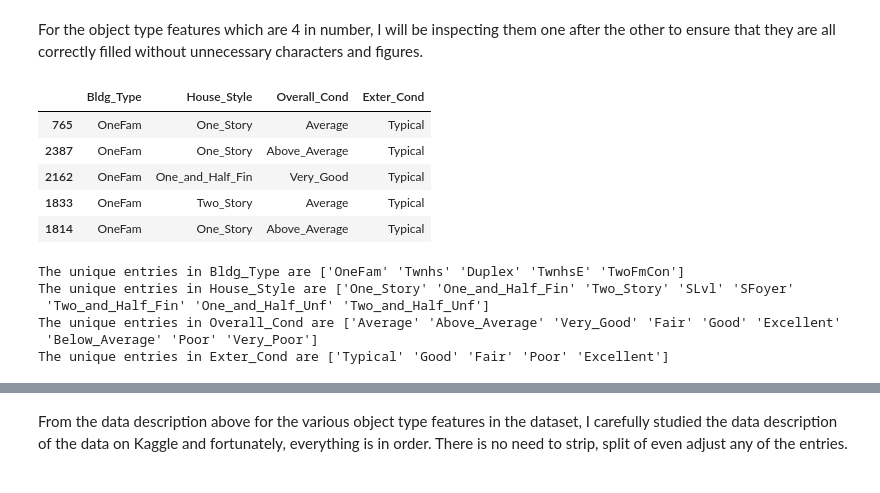
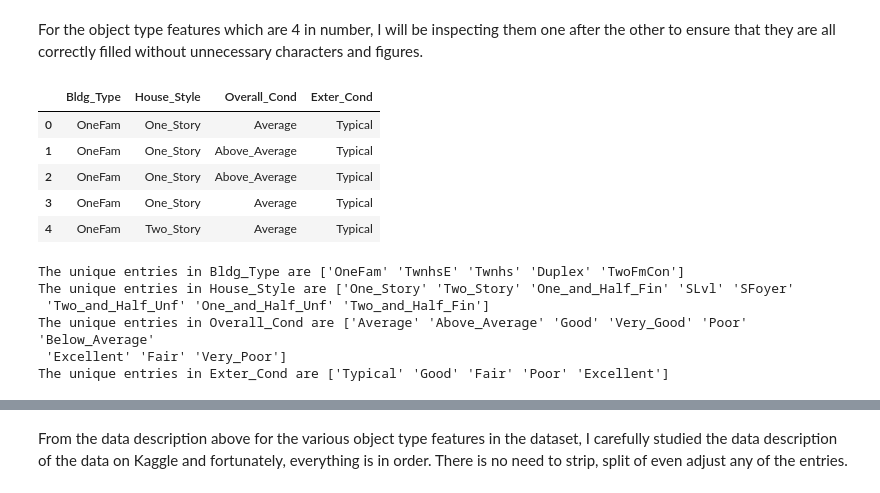
Before and after one commit to Sunday-Oladokun/Predictive-Modelling-Of-House-Prices-Using-Regression-Models, a Jupyter notebook: House Prices Prediction.ipynb, the cells around one changed output, grey strips where cells are left out. Drawn from its saved outputs; the diff is of its cells as text; code cells hidden in the pictures.

```diff
--- a/House Prices Prediction.ipynb
+++ b/House Prices Prediction.ipynb
@@ -265,26 +259,26 @@ Numerical features: ['Lot_Frontage', 'Lot_Area', 'Year_Built', 'Total_Bsmt_SF',
 For the object type features which are 4 in number, I will be inspecting them one after the other to ensure that they are all correctly filled without unnecessary characters and figures.
 # %%
 # Subset the object type features for inspection
-object_data_df = train_df[categorical_features]
+object_data_df = df[categorical_features]
 object_data_df.head()
 # %% [output]
 |  | Bldg_Type | House_Style | Overall_Cond | Exter_Cond |
-| 765 | OneFam | One_Story | Average | Typical |
-| 2387 | OneFam | One_Story | Above_Average | Typical |
-| 2162 | OneFam | One_and_Half_Fin | Very_Good | Typical |
-| 1833 | OneFam | Two_Story | Average | Typical |
-| 1814 | OneFam | One_Story | Above_Average | Typical |
+| 0 | OneFam | One_Story | Average | Typical |
+| 1 | OneFam | One_Story | Above_Average | Typical |
+| 2 | OneFam | One_Story | Above_Average | Typical |
+| 3 | OneFam | One_Story | Average | Typical |
+| 4 | OneFam | Two_Story | Average | Typical |
 # %%
 # View the unique entries in each feature
 for feature in object_data_df.columns:
     unique_entries = object_data_df[feature].unique()
     print(f'The unique entries in {feature} are {unique_entries}')
 # %% [output]
-The unique entries in Bldg_Type are ['OneFam' 'Twnhs' 'Duplex' 'TwnhsE' 'TwoFmCon']
-The unique entries in House_Style are ['One_Story' 'One_and_Half_Fin' 'Two_Story' 'SLvl' 'SFoyer'
- 'Two_and_Half_Fin' 'One_and_Half_Unf' 'Two_and_Half_Unf']
-The unique entries in Overall_Cond are ['Average' 'Above_Average' 'Very_Good' 'Fair' 'Good' 'Excellent'
- 'Below_Average' 'Poor' 'Very_Poor']
+The unique entries in Bldg_Type are ['OneFam' 'TwnhsE' 'Twnhs' 'Duplex' 'TwoFmCon']
+The unique entries in House_Style are ['One_Story' 'Two_Story' 'One_and_Half_Fin' 'SLvl' 'SFoyer'
+ 'Two_and_Half_Unf' 'One_and_Half_Unf' 'Two_and_Half_Fin']
+The unique entries in Overall_Cond are ['Average' 'Above_Average' 'Good' 'Very_Good' 'Poor' 'Below_Average'
+ 'Excellent' 'Fair' 'Very_Poor']
 The unique entries in Exter_Cond are ['Typical' 'Good' 'Fair' 'Poor' 'Excellent']
 # %%
 # Subset the numerical type features for inspection
```
Also changed, not shown: parts of 10 cells of this notebook.
